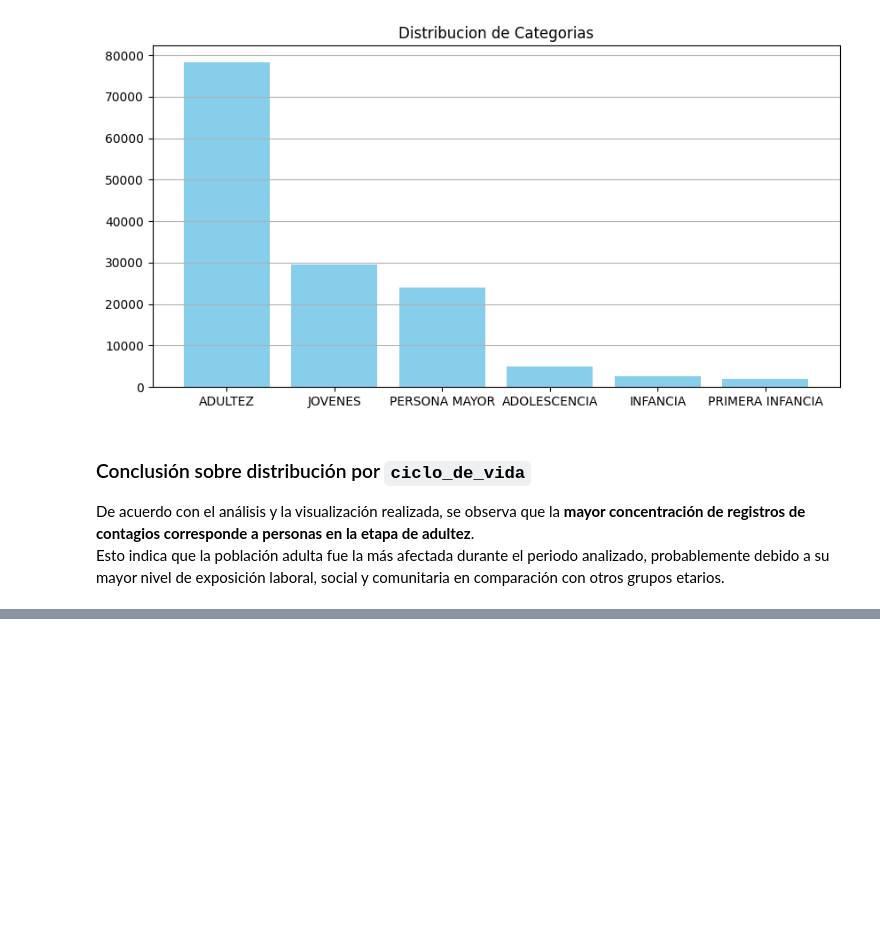
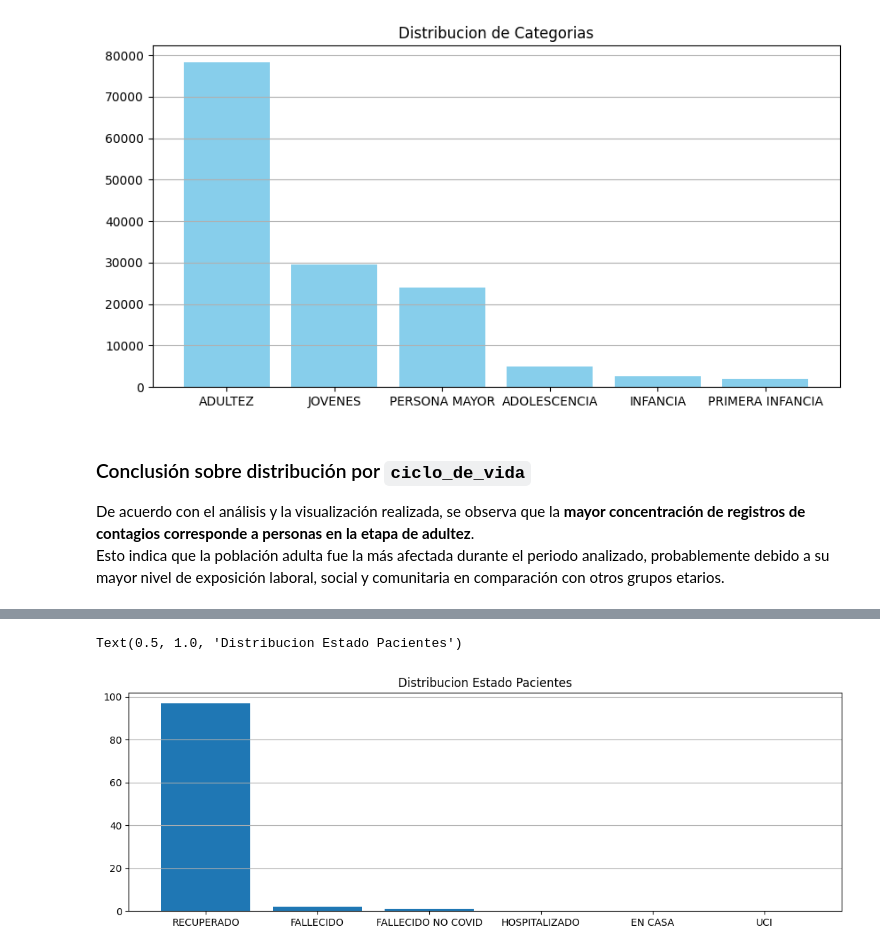
Before and after one commit to Lisandrot1/data-warehouse-analytics, a Jupyter notebook: notebooks/EDA.ipynb, the cells around one changed output, grey strips where cells are left out. Saved outputs shown, nothing was run; the diff lists cells and outputs as text; code cells hidden in the pictures; blank space fills up the shorter version.

```diff
--- a/notebooks/EDA.ipynb
+++ b/notebooks/EDA.ipynb
@@ -135,0 +159,3 @@ Esto indica que la población adulta fue la más afectada durante el periodo ana
+# %%
+df_porcentaje = df_limpio['desc_serv_hosp'].value_counts(normalize=True) * 100
+print(df_porcentaje)
@@ -135,0 +175,8 @@ Esto indica que la población adulta fue la más afectada durante el periodo ana
+# %%
+fig_estado, ax_estado  = plt.subplots(figsize=(13,4))
+ax_estado.bar(df_porcentaje.index, df_porcentaje.values)
+plt.grid(axis='y')
+ax_estado.set_title('Distribucion Estado Pacientes')
+# %% [output]
+Text(0.5, 1.0, 'Distribucion Estado Pacientes')
+[figure, added]
```
Also changed, not shown: parts of 7 cells of this notebook.
